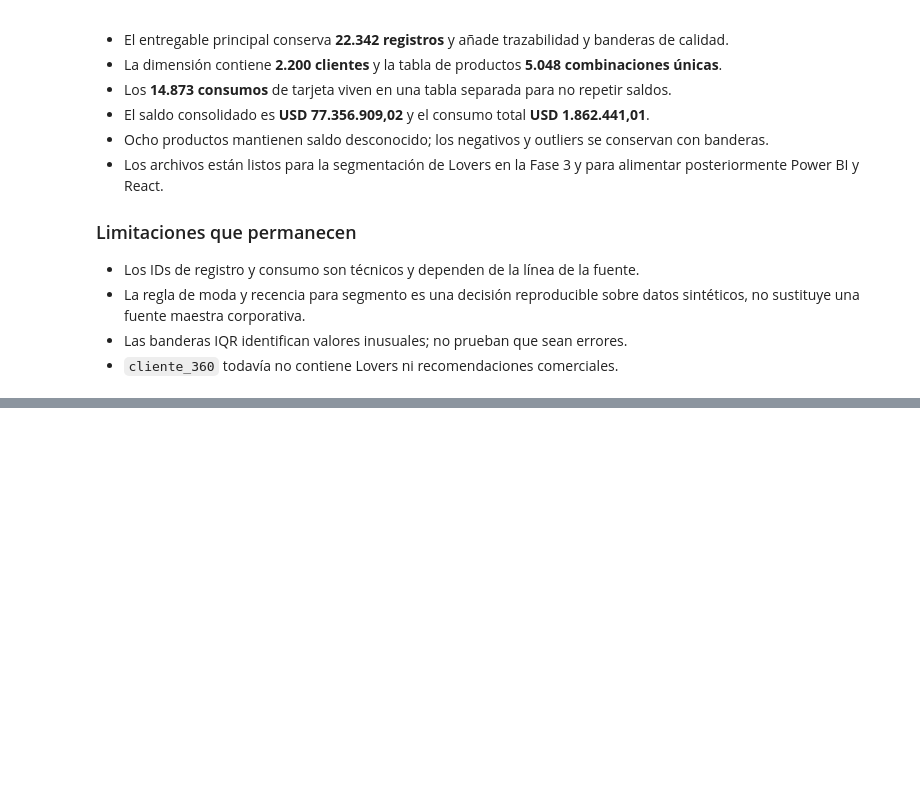
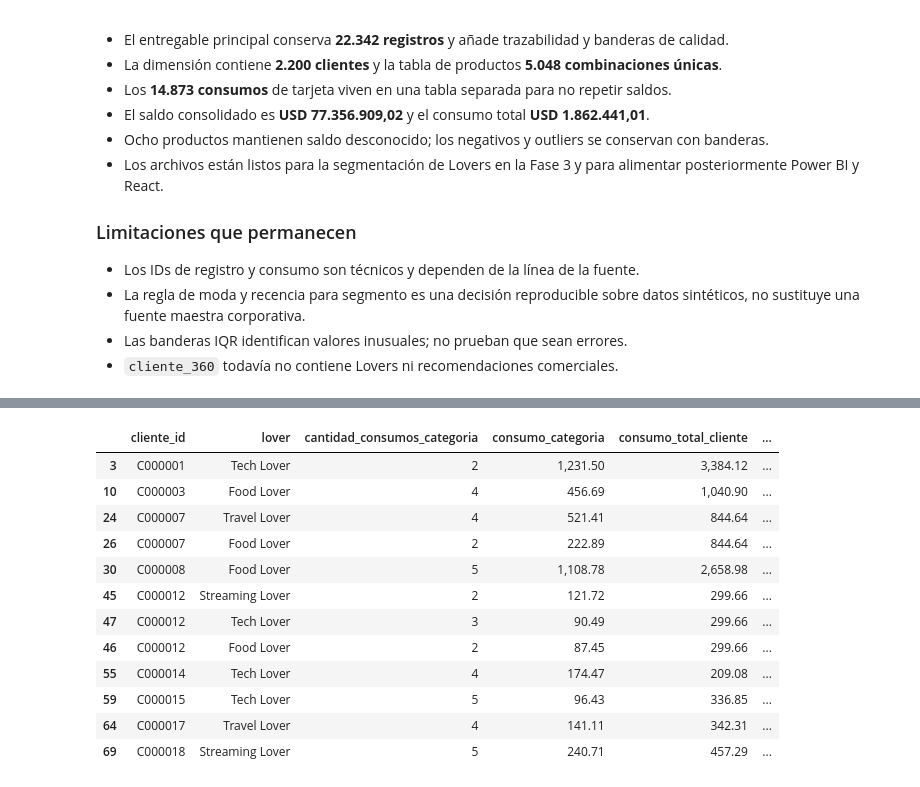
Before and after one commit to gabrandr/prueba-tecnica-especialista-analitica, a Jupyter notebook: analysis/analysis.ipynb, the cells around one changed output, grey strips where cells are left out. Cells and saved outputs as stored; diff of their text form; code cells hidden in the pictures; blank space fills up the shorter version.

```diff
--- a/analysis/analysis.ipynb
+++ b/analysis/analysis.ipynb
@@ -2042,0 +2147,98 @@ Todas las validaciones de la Fase 2 se ejecutaron correctamente.
+# %%
+client_category_consumption = (
+    consumption_fact.groupby(["cliente_id", "categoria_consumo"], as_index=False)
+    .agg(
+        cantidad_consumos_categoria=("consumo_id", "size"),
+        consumo_categoria=("monto_consumo", "sum"),
+    )
+)
+client_total_consumption = (
+    consumption_fact.groupby("cliente_id")["monto_consumo"]
+    .sum()
+    .rename("consumo_total_cliente")
+)
+
+lover_grid = pd.MultiIndex.from_product(
+    [client_dimension["cliente_id"], list(LOVER_LABEL_BY_CATEGORY)],
+    names=["cliente_id", "categoria_consumo"],
+).to_frame(index=False)
+lover_evaluation = lover_grid.merge(
+    client_category_consumption,
+    on=["cliente_id", "categoria_consumo"],
+    how="left",
+    validate="one_to_one",
+).join(client_total_consumption, on="cliente_id")
+lover_evaluation["cantidad_consumos_categoria"] = lover_evaluation[
+    "cantidad_consumos_categoria"
+].fillna(0).astype("Int64")
+lover_evaluation["consumo_categoria"] = lover_evaluation[
+    "consumo_categoria"
+].fillna(0).astype("Float64")
+lover_evaluation["participacion_consumo"] = (
+    lover_evaluation["consumo_categoria"]
+    / lover_evaluation["consumo_total_cliente"]
+).astype("Float64")
+lover_evaluation["lover"] = lover_evaluation[
+    "categoria_consumo"
+].map(LOVER_LABEL_BY_CATEGORY)
+lover_evaluation["prioridad"] = lover_evaluation["lover"].map(
+    LOVER_PRIORITY
+)
+lover_evaluation["cumple_regla"] = (
+    lover_evaluation["cantidad_consumos_categoria"].ge(
+        MIN_LOVER_CONSUMPTIONS
+    )
+    & lover_evaluation["participacion_consumo"].ge(MIN_LOVER_SHARE)
+).fillna(False)
+
+qualified_lovers = lover_evaluation.loc[
+    lover_evaluation["cumple_regla"]
+].copy()
+lover_candidate_counts = (
+    qualified_lovers.groupby("lover")["cliente_id"]
+    .nunique()
+    .reindex(LOVER_ORDER, fill_value=0)
+    .astype(int)
+)
+
+display(
+    qualified_lovers[
+        [
+            "cliente_id",
+            "lover",
+            "cantidad_consumos_categoria",
+            "consumo_categoria",
+            "consumo_total_cliente",
+            "participacion_consumo",
+        ]
+    ]
+    .sort_values(
+        ["cliente_id", "participacion_consumo"],
+        ascending=[True, False],
+    )
+    .head(12)
+    .style.format(
+        {
+            "consumo_categoria": "{:,.2f}",
+            "consumo_total_cliente": "{:,.2f}",
+            "participacion_consumo": "{:.1%}",
+        }
+    )
+)
+display(
+    lover_candidate_counts.rename("clientes").to_frame()
+)
+# %% [output]
+|  | cliente_id | lover | cantidad_consumos_categoria | consumo_categoria | consumo_total_cliente | ... |
+| 3 | C000001 | Tech Lover | 2 | 1,231.50 | 3,384.12 | ... |
+| 10 | C000003 | Food Lover | 4 | 456.69 | 1,040.90 | ... |
+| 24 | C000007 | Travel Lover | 4 | 521.41 | 844.64 | ... |
+| 26 | C000007 | Food Lover | 2 | 222.89 | 844.64 | ... |
+| 30 | C000008 | Food Lover | 5 | 1,108.78 | 2,658.98 | ... |
+| 45 | C000012 | Streaming Lover | 2 | 121.72 | 299.66 | ... |
+| 47 | C000012 | Tech Lover | 3 | 90.49 | 299.66 | ... |
+| 46 | C000012 | Food Lover | 2 | 87.45 | 299.66 | ... |
+| 55 | C000014 | Tech Lover | 4 | 174.47 | 209.08 | ... |
+| 59 | C000015 | Tech Lover | 5 | 96.43 | 336.85 | ... |
+| 64 | C000017 | Travel Lover | 4 | 141.11 | 342.31 | ... |
+| 69 | C000018 | Streaming Lover | 5 | 240.71 | 457.29 | ... |
```
Also changed, not shown: parts of 20 cells of this notebook, 6 other files.
